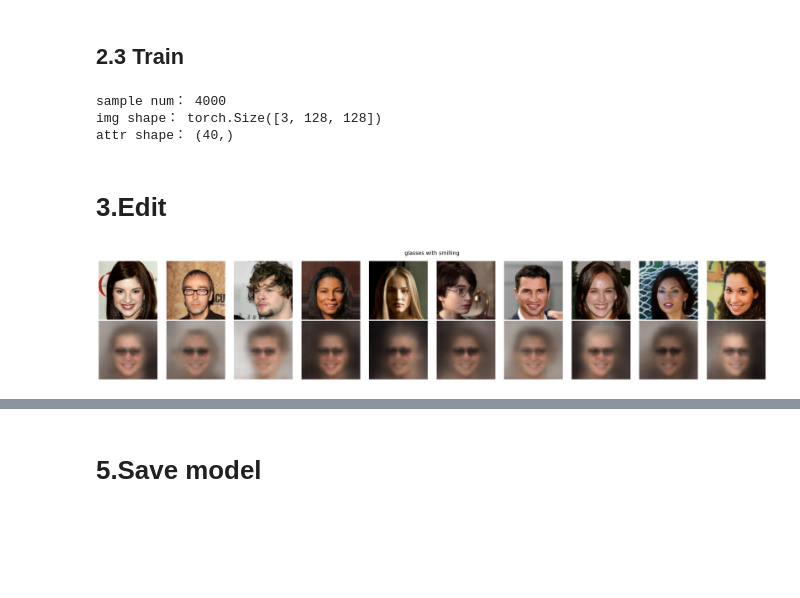
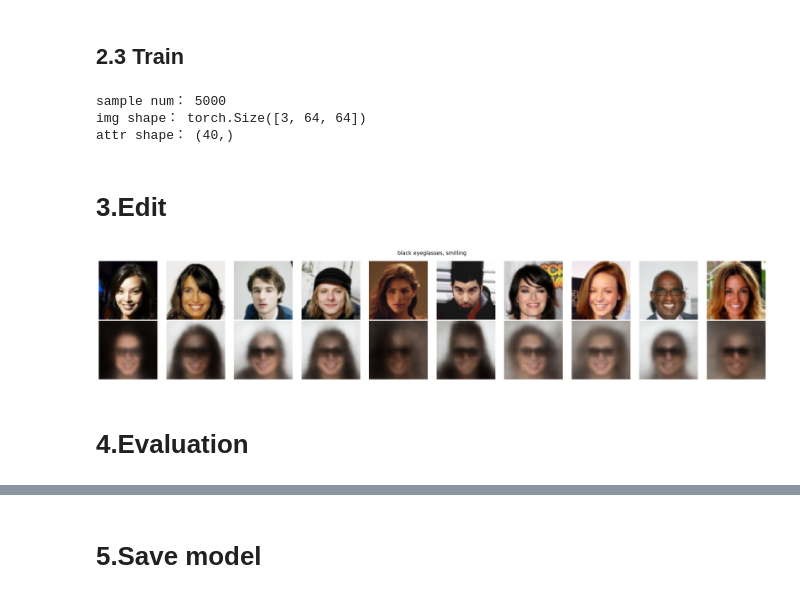
Before and after one commit to WenyueYang433/ECE1508GenAI-Project, a Jupyter notebook: notebook/CVAE.ipynb, the cells around one changed output, grey strips where cells are left out. Cells and saved outputs as stored; diff of their text form; code cells hidden in the pictures; blank space fills up the shorter version.

Commit message:
Update CVAE.ipynb
Added some evaluation

```diff
--- a/notebook/CVAE.ipynb
+++ b/notebook/CVAE.ipynb
@@ -149,7 +130,7 @@ data_dir = "/kaggle/input/celeba-dataset"
 attr_file = "list_attr_celeba.csv"
 transform = transforms.Compose([
     transforms.CenterCrop(178),
-    transforms.Resize(128),
+    transforms.Resize(64),
     transforms.ToTensor(),
     transforms.Normalize([0.5, 0.5, 0.5], [0.5, 0.5, 0.5])
 ])
@@ -233,7 +230,7 @@ def get_image_feat(batch_imgs):
 ## 2.2 ConvVAE
 # %%
 class ConvCVAE(nn.Module):
-    def __init__(self, img_channels=3, txt_dim=512, attr_dim=0, latent_dim=128, img_size=128, use_attr=False):
+    def __init__(self, img_channels=3, txt_dim=512, attr_dim=0, latent_dim=128, img_size=64, use_attr=False):
         super().__init__()
         self.img_channels = img_channels
         self.txt_dim = txt_dim #512
@@ -245,17 +242,13 @@ class ConvCVAE(nn.Module):
 
         #Encoder
         self.enc = nn.Sequential(
-            nn.Conv2d(img_channels + self.cond_dim, 32, 4, 2, 1),  # 64x64
+            nn.Conv2d(img_channels + self.cond_dim, 32, 4, 2, 1),  # 32x32
             nn.ReLU(),
-            nn.Conv2d(32, 64, 4, 2, 1),  # 32x32
+            nn.Conv2d(32, 64, 4, 2, 1),  # 16x16
             nn.ReLU(),
-            nn.Conv2d(64, 128, 4, 2, 1),  # 16x16
+            nn.Conv2d(64, 128, 4, 2, 1),  # 8x8
             nn.ReLU(),
-            nn.Conv2d(128, 256, 4, 2, 1),  # 8x8
-            nn.ReLU(),
-            nn.Conv2d(256, 512, 4, 2, 1),  # 4x4
-            nn.ReLU()
-
+            nn.Conv2d(128, 256, 4, 2, 1),
         )
 
         with torch.no_grad():
@@ -269,16 +262,14 @@ class ConvCVAE(nn.Module):
 
         #Decoder
         self.dec = nn.Sequential(
-            nn.ConvTranspose2d(512, 256, 4, 2, 1),  # 8x8
-            nn.ReLU(),
             nn.ConvTranspose2d(256, 128, 4, 2, 1),  # 16x16
             nn.ReLU(),
-            nn.ConvTranspose2d(128, 64, 4, 2, 1),  # 32x32
+            nn.ConvTranspose2d(128, 64, 4, 2, 1),   # 32x32
             nn.ReLU(),
-            nn.ConvTranspose2d(64, 32, 4, 2, 1),  # 64x64
+            nn.ConvTranspose2d(64, 32, 4, 2, 1),    # 64x64
             nn.ReLU(),
-            nn.ConvTranspose2d(32, img_channels, 4, 2, 1),  # 128x128
-            nn.Tanh()  # to [-1, 1]
+            nn.ConvTranspose2d(32, img_channels, 4, 2, 1),
+            nn.Tanh()
         )
 
     def encode(self, x, txt_feat, attr_feat=None):
@@ -299,7 +290,7 @@ class ConvCVAE(nn.Module):
         if self.use_attr and attr_feat is not None:
             cond_feat = torch.cat([txt_feat, attr_feat], dim=1)
         z_cat = torch.cat([z, cond_feat], dim=1)
-        h = self.decoder_input(z_cat).view(-1, 512, 4, 4)
+        h = self.decoder_input(z_cat).view(-1, 256, 4, 4)
         x_rec = self.dec(h)
         return x_rec
 
@@ -358,6 +360,6 @@ optimizer = torch.optim.Adam(model.parameters(), lr=1e-4)
 # %%
 #for saving time use smaller dataloader
-subset_size = 4000
+subset_size = 5000
 indices = random.sample(range(len(dataset)), subset_size)
 small_dataset = Subset(dataset, indices)
 small_loader = DataLoader(small_dataset, batch_size=32, shuffle=True, num_workers=0)
@@ -367,8 +369,8 @@ img, attr = small_dataset[0]
 print("img shape：", img.shape)
 print("attr shape：", attr.shape)
 # %% [output]
-sample num： 4000
-img shape： torch.Size([3, 128, 128])
+sample num： 5000
+img shape： torch.Size([3, 64, 64])
 attr shape： (40,)
 # %%
 model.train()
@@ -381,36 +383,38 @@ with torch.no_grad():
     imgs, attrs= next(iter(small_loader))
     imgs = imgs[:10].to(device)
     attr_labels = attrs[:10].to(device).float()
-edit='glasses with smilling'
-edit_prompts = ["A clear,distinctly featured,real human face, with "+edit] *10
+edit='black eyeglasses, smilling'
+edit_prompts = [""+edit] *10
 
 # get text feature
 txt_feat = get_text_features(edit_prompts)
 # forward propagate
 x_rec, mu, logvar = model(imgs, txt_feat, attr_labels)
 
 #show image
 def show_individual_comparison(orig_imgs, gen_imgs, prompts):
     orig_imgs = (orig_imgs + 1) / 2
     gen_imgs  = (gen_imgs + 1) / 2
 
     n = orig_imgs.size(0)
     fig, axes = plt.subplots(2, n, figsize=(2.5*n, 5))
 
     for i in range(n):
         #ori
         axes[0, i].imshow(to_pil_image(orig_imgs[i].cpu()))
         axes[0, i].axis("off")
         #edited
         axes[1, i].imshow(to_pil_image(gen_imgs[i].cpu()))
         axes[1, i].axis("off")
 
     axes[0, 0].set_ylabel("Original", fontsize=10)
     axes[1, 0].set_ylabel("Edited", fontsize=10)
     plt.suptitle(edit, fontsize=14)
     plt.tight_layout()
     plt.show()
 
 show_individual_comparison(imgs, x_rec, edit_prompts)
 # %% [output]
-[figure, old version]
+[figure, new version]
+# %% [markdown]
+# 4.Evaluation
```
Also changed, not shown: parts of 15 cells of this notebook.
